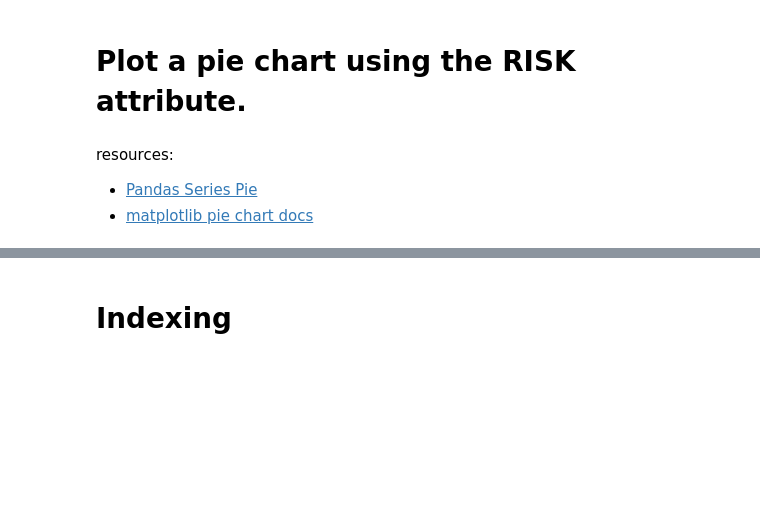
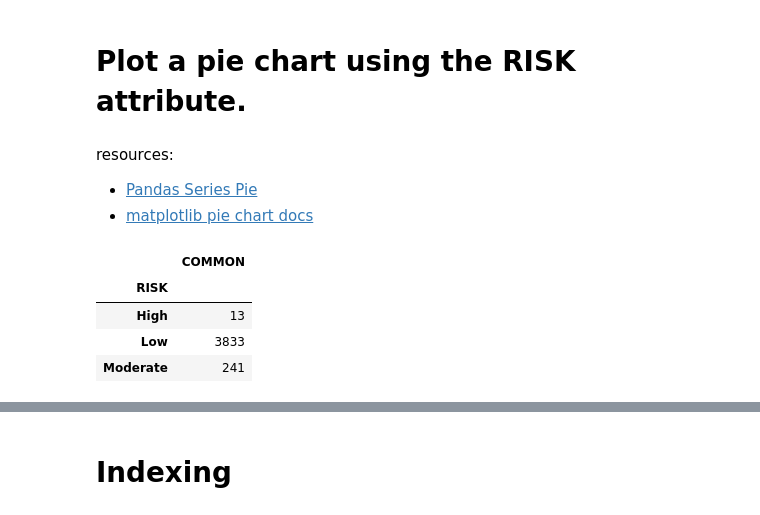
Before and after one commit to Efe-C-3/DataEngineering.Labs.CityOfNewarkDETreeSurvey, a Jupyter notebook: newark_de_tree_survey.ipynb, the cells around one changed output, grey strips where cells are left out. Cells and saved outputs as stored; diff of their text form; code cells hidden in the pictures; blank space fills up the shorter version.

```diff
--- a/newark_de_tree_survey.ipynb
+++ b/newark_de_tree_survey.ipynb
@@ -163,3 +202,11 @@ resources:
+# %%
+new_df_pie
+# %% [output]
+|  | COMMON |
+| RISK |  |
+| High | 13 |
+| Low | 3833 |
+| Moderate | 241 |
 # %%
 # Create an array containing the colors green, yellow, and orange
 # When we create our pie chart, the colors should be associated with the attributes according to the specifications below:
```
Also changed, not shown: parts of 15 cells of this notebook.
